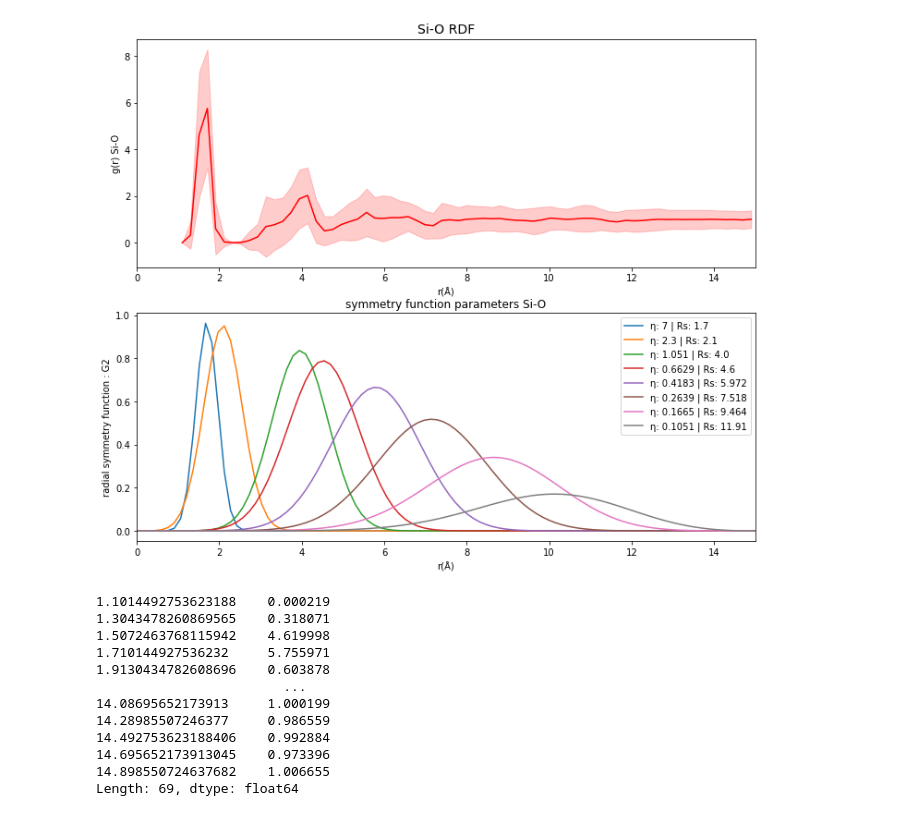
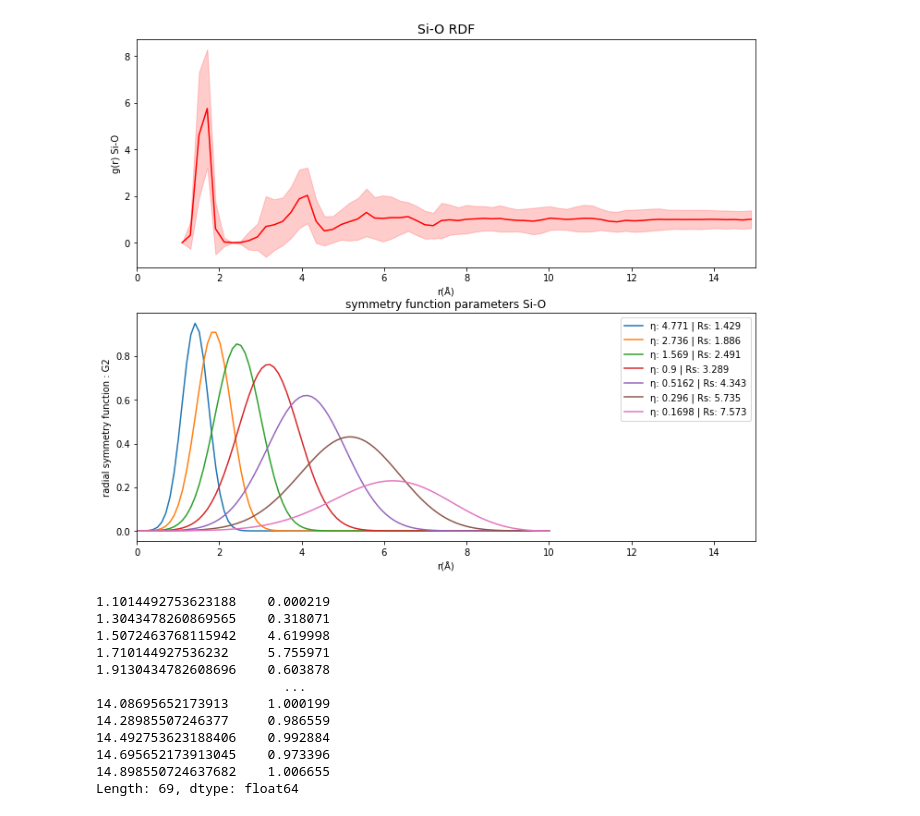
Before and after one commit to y1u0d2a1i/Research, a Jupyter notebook: scripts/rdf/compare_rdf_and_sf.ipynb, the cells around one changed output. Saved outputs shown, nothing was run; the diff lists cells and outputs as text; code cells hidden in the pictures.

Commit message:
nnp train finish (tmp)

```diff
--- a/scripts/rdf/compare_rdf_and_sf.ipynb
+++ b/scripts/rdf/compare_rdf_and_sf.ipynb
@@ -72,13 +51,29 @@ df
 # %%
-params_Si_Si = [[7, 2.7, 15.0], [2.3, 3.2, 15.0], [1.051, 4.5, 15.0], [0.6629, 5, 15.0], [0.4183, 6.5, 15.0], [0.2639, 7.518, 15.0], [0.1665, 9.464, 15.0], [0.1051, 11.91, 15.0]]
-params_O_O = [[7, 2.5, 15.0], [2.3, 2.993, 15.0], [1.051, 4.0, 15.0], [0.6629, 4.743, 15.0], [0.4183, 5.972, 15.0], [0.2639, 7.518, 15.0], [0.1665, 9.464, 15.0], [0.1051, 11.91, 15.0]]
-params_O_Si = [[7, 1.7, 15.0], [2.3, 2.1, 15.0], [1.051, 4.0, 15.0], [0.6629, 4.6, 15.0], [0.4183, 5.972, 15.0], [0.2639, 7.518, 15.0], [0.1665, 9.464, 15.0], [0.1051, 11.91, 15.0]]
+# params_Si_Si = [[7, 2.7, 15.0], [2.3, 3.2, 15.0], [1.051, 4.5, 15.0], [0.6629, 5, 15.0], [0.4183, 6.5, 15.0], [0.2639, 7.518, 15.0], [0.1665, 9.464, 15.0], [0.1051, 11.91, 15.0]]
+# params_O_O = [[7, 2.5, 15.0], [2.3, 2.993, 15.0], [1.051, 4.0, 15.0], [0.6629, 4.743, 15.0], [0.4183, 5.972, 15.0], [0.2639, 7.518, 15.0], [0.1665, 9.464, 15.0], [0.1051, 11.91, 15.0]]
+# params_O_Si = [[7, 1.7, 15.0], [2.3, 2.1, 15.0], [1.051, 4.0, 15.0], [0.6629, 4.6, 15.0], [0.4183, 5.972, 15.0], [0.2639, 7.518, 15.0], [0.1665, 9.464, 15.0], [0.1051, 11.91, 15.0]]
+rdf_path = '/Users/y1u0d2/Desktop/Lab/result/rdf/rdf_structure_all_converge_one/'
+files = glob.glob(f'{rdf_path}/*')
+file = files[2]
+df = pd.read_csv(file)
+save_dir = '/Users/y1u0d2/desktop/Lab/result/nnp-train/20211205/sf_param'
+bond = "Si-O"
+save_filename = '10_7'
+params = [
+    [4.771E+00, 1.429E+00, 1.000E+01],
+    [2.736E+00, 1.886E+00, 1.000E+01],
+    [1.569E+00, 2.491E+00, 1.000E+01],
+    [9.000E-01, 3.289E+00, 1.000E+01],
+    [5.162E-01, 4.343E+00, 1.000E+01],
+    [2.960E-01, 5.735E+00, 1.000E+01],
+    [1.698E-01, 7.573E+00, 1.000E+01],
+]
 fig, axes= plt.subplots(2,1,figsize=(12,10))
 plot_rdf(df, ax=axes[0])
-plot_sf(params_O_Si,'Si-O',ax=axes[1])
+plot_sf(params,bond=bond ,ax=axes[1], save_dir=save_dir, save_filename=f'{bond}_{save_filename}')
 # fig.savefig('/Users/y1u0d2/Desktop/Lab/result/rdf/sf_O-Si.png')
 # %% [output]
-[figure, old version]
+[figure, new version]
 # %%
 df
 mean = df.mean()[1:]
```
Also changed, not shown: parts of 4 cells of this notebook, 8 other files.
